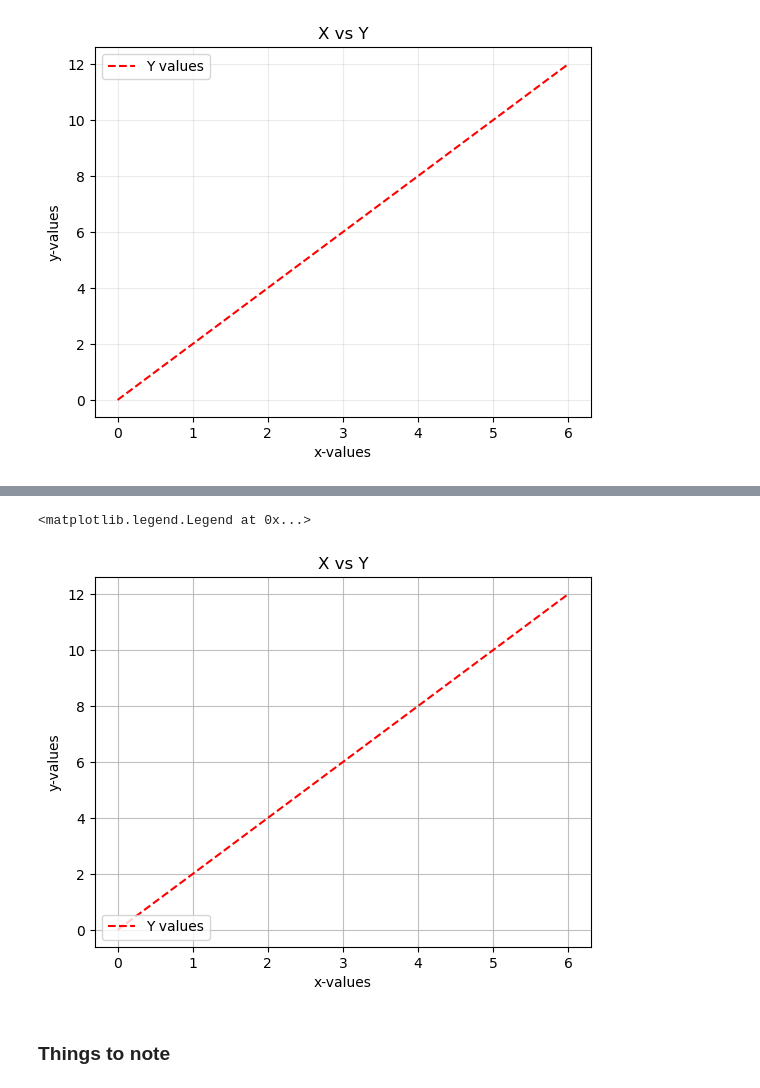
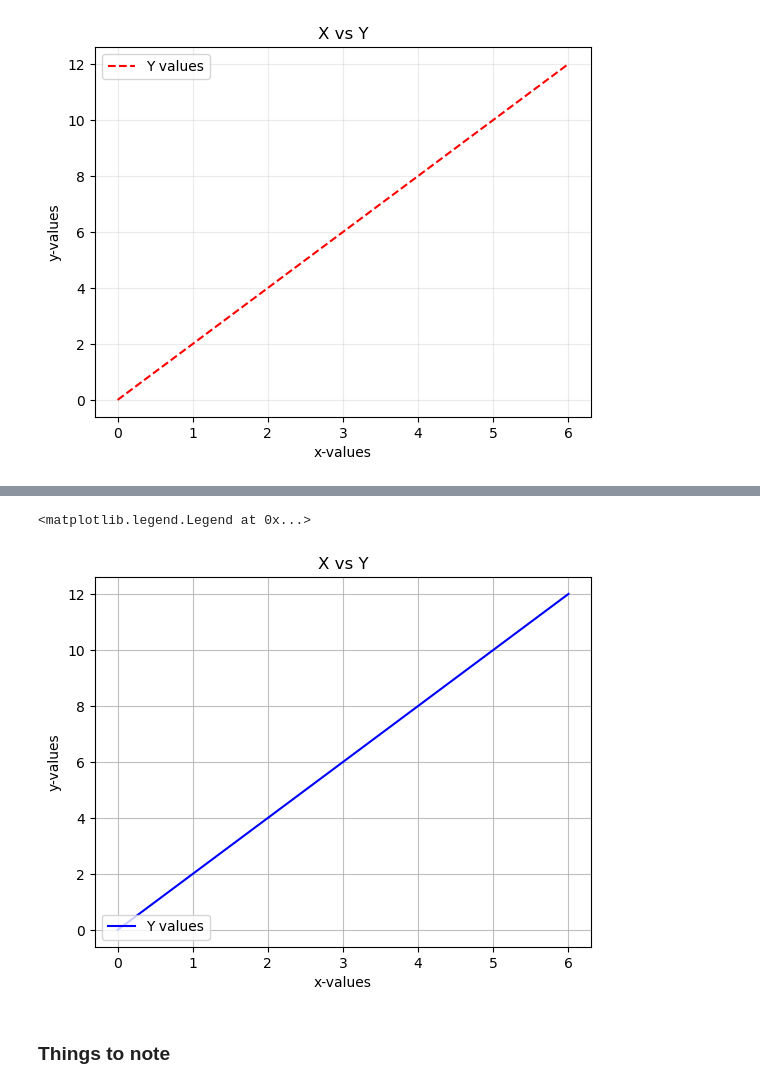
Before and after one commit to SPS-SP2273/learning-portfolio-lohcharlotte, a Jupyter notebook: plotting/plotting_(need)_DONE.ipynb, the cells around one changed output, grey strips where cells are left out. Saved outputs shown, nothing was run; the diff lists cells and outputs as text; code cells hidden in the pictures.

Commit message:
Updated plotting need

```diff
--- a/plotting/plotting_(need)_DONE.ipynb
+++ b/plotting/plotting_(need)_DONE.ipynb
@@ -28,20 +45,20 @@ plt.legend(loc='upper left')
 # %%
 # Some data for plotting
 x = [0, 1, 2, 3, 4, 5, 6]
 y_1 = [0, 2, 4, 6, 8, 10, 12]
 y_2 = [0, 3, 6, 9, 12, 15, 18]
 
 # Let's start plotting
 plt.plot(x, y_1, label='Y values',
-         color='red', linestyle='dashed')
+         color='blue', linestyle='solid')
 plt.xlabel('x-values')
 plt.ylabel('y-values')
 plt.title('X vs Y')
 plt.grid(alpha=.8)
 plt.legend(loc='lower left')
 # %% [output]
 <matplotlib.legend.Legend at 0x...>
-[figure, old version]
+[figure, new version]
 # %% [markdown]
 ### Things to note
 # %%
```
Also changed, not shown: parts of 2 cells of this notebook.
